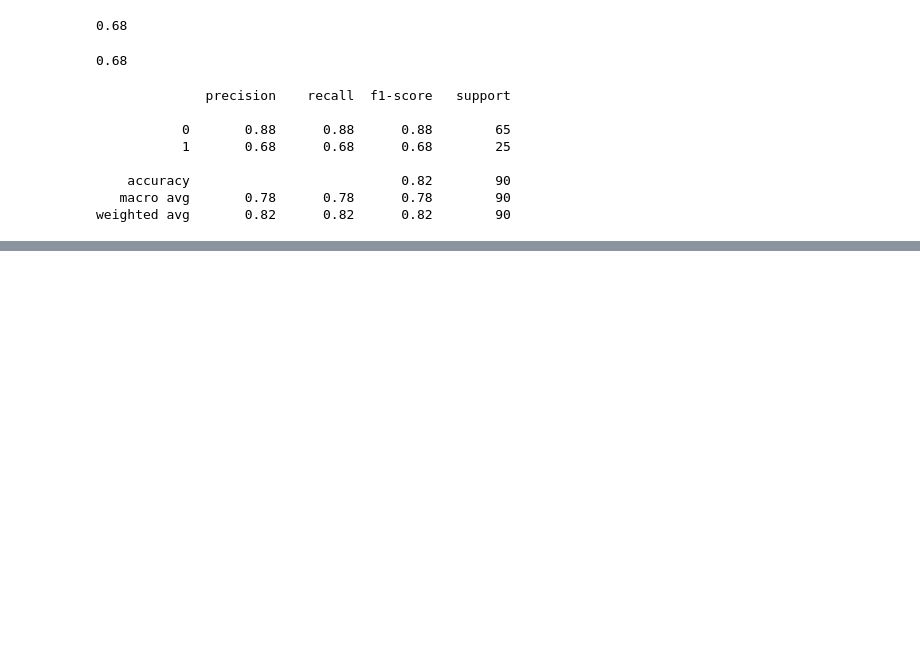
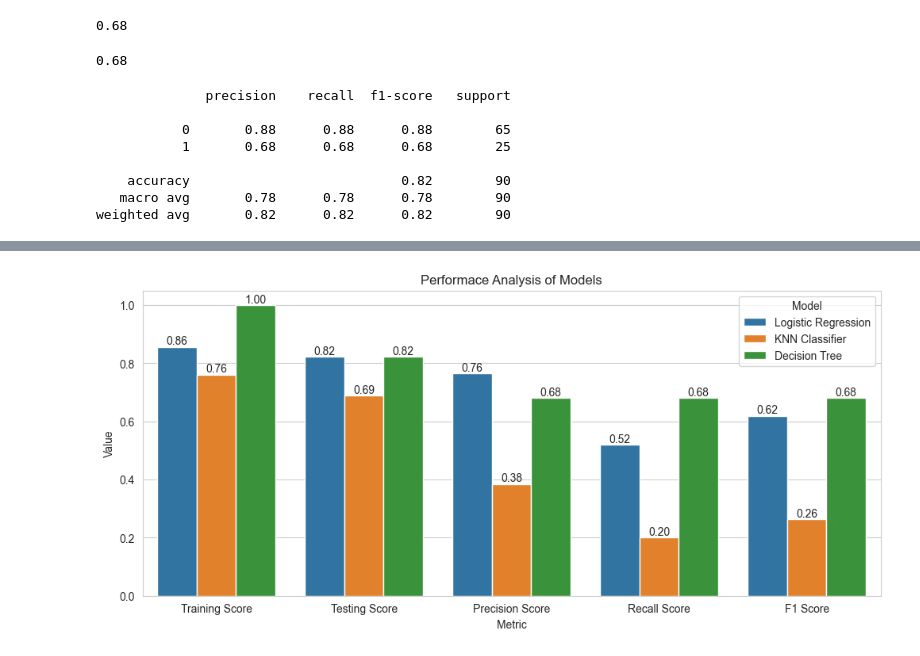
Before and after one commit to mohammadkhorshed/DS-ML-Assignments, a Jupyter notebook: assignment_08.ipynb, the cells around one changed output, grey strips where cells are left out. Saved outputs shown, nothing was run; the diff lists cells and outputs as text; code cells hidden in the pictures; blank space fills up the shorter version.

Commit message:
Completed model training, evaluation and comparison

```diff
--- a/assignment_08.ipynb
+++ b/assignment_08.ipynb
@@ -580,7 +596,8 @@ recall_score(y_test, y_test_predict)
 # %%
 # F-1 score
 
-f1_score(y_test, y_test_predict)
+tree_f1_score = f1_score(y_test, y_test_predict)
+tree_f1_score
 # %% [output]
 0.68
 # %%
@@ -598,0 +618,12 @@ weighted avg       0.82      0.82      0.82        90
+# %%
+comparison_data = {
+    'Model' : ['Logistic Regression', 'KNN Classifier', 'Decision Tree'],
+    'Training Score' : [lr_training_score, knn_traing_score, tree_training_score],
+    'Testing Score' : [lr_testing_score, knn_testing_score, tree_testing_score],
+    'Precision Score' : [lr_precision_score, knn_precision_score, tree_precision_score],
+    'Recall Score' : [lr_recall_score, knn_recall_score, tree_recall_score],
+    'F1 Score' : [lr_f1_score, knn_f1_score, tree_f1_score]
+}
+# %%
+df_evaluation = pd.DataFrame(comparison_data)
+df_evaluation
@@ -598,0 +635,3 @@ weighted avg       0.82      0.82      0.82        90
+# %%
+melted_df_evaluation = df_evaluation.melt(id_vars='Model', var_name='Metric', value_name='Value') # Melted the df
+melted_df_evaluation
@@ -598,0 +655,11 @@ weighted avg       0.82      0.82      0.82        90
+# %%
+plt.figure(figsize=(12, 5))
+ax = sns.barplot(data=melted_df_evaluation, x='Metric', y='Value', hue='Model')
+
+for container in ax.containers:
+    ax.bar_label(container, fontsize=10, fmt='%.2f')
+
+plt.title("Performace Analysis of Models")
+plt.show()
+# %% [output]
+[figure, added]
```
Also changed, not shown: parts of 20 cells of this notebook.
